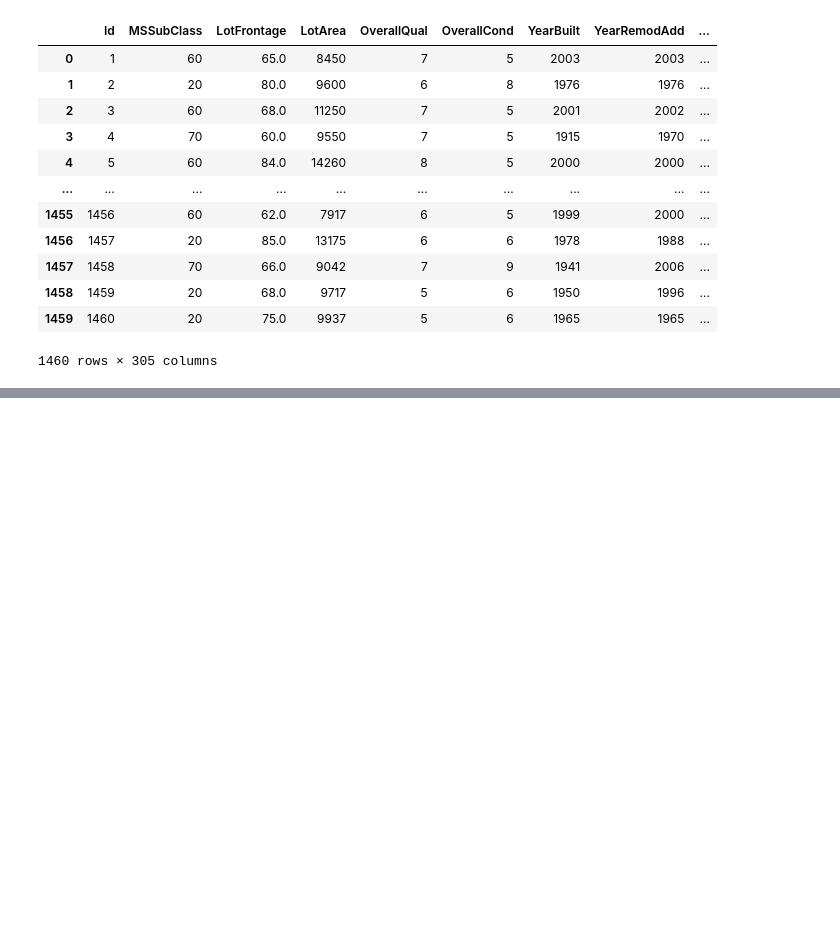
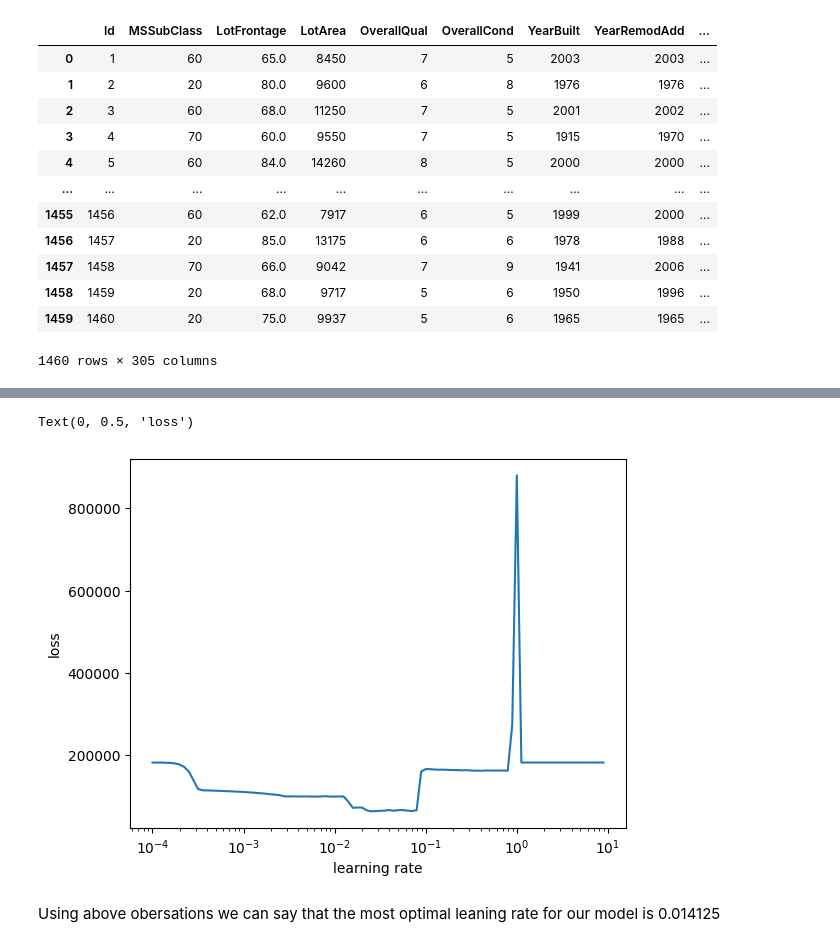
Before and after one commit to atharv-d21/regression_house_price, a Jupyter notebook: github_regression_predict_house_price.ipynb, the cells around one changed output, grey strips where cells are left out. Cells and saved outputs as stored; diff of their text form; code cells hidden in the pictures; blank space fills up the shorter version.

```diff
--- a/github_regression_predict_house_price.ipynb
+++ b/github_regression_predict_house_price.ipynb
@@ -117,0 +129,11 @@ Epoch 200/200
+# %%
+# plotting the learning rate vs loss
+lrs = 1e-4 * (10 ** (np.arange(100) / 20))
+plt.semilogx(lrs, history.history['loss'])
+plt.xlabel('learning rate')
+plt.ylabel('loss')
+# %% [output]
+Text(0, 0.5, 'loss')
+[figure, added]
+# %% [markdown]
+Using above obersations we can say that the most optimal leaning rate for our model is 0.014125
```
Also changed, not shown: parts of 7 cells of this notebook.
